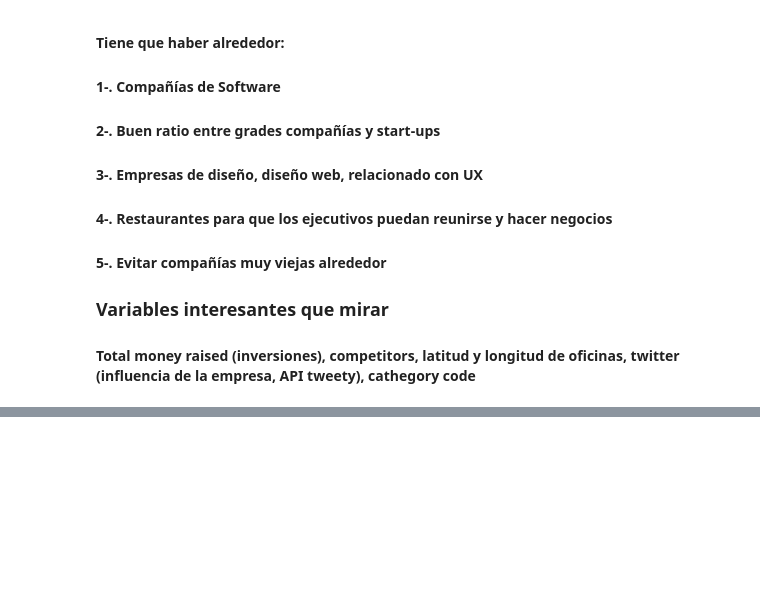
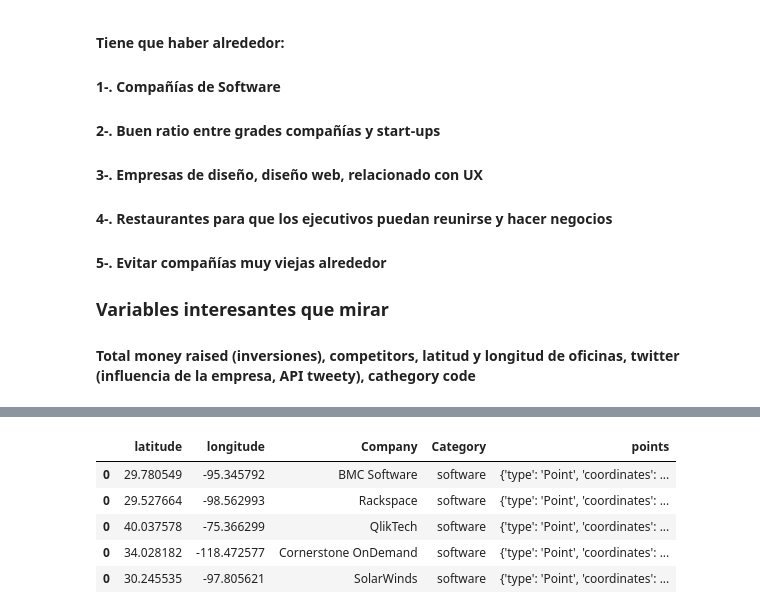
Before and after one commit to LiviaCanet/datamad0119, a Jupyter notebook: module-2/tableau-project/your-code/tableau_project.ipynb, the cells around one changed output, grey strips where cells are left out. Saved outputs shown, nothing was run; the diff lists cells and outputs as text; code cells hidden in the pictures; blank space fills up the shorter version.

```diff
--- a/module-2/tableau-project/your-code/tableau_project.ipynb
+++ b/module-2/tableau-project/your-code/tableau_project.ipynb
@@ -284,0 +58,9 @@ TypeError: string indices must be integers
+# %%
+#Preguntamos a mongo por 1000 compañías de web para sacar su lat y long.
+#Web Co
+
+cursor4 = db.companies.find({"$and": [{"category_code": 'web'}, {"offices.latitude": {"$not": re.compile("^N.*")}}, {"founded_year": {"$gte": 1965}} ]}).sort("ipo.valuation_amount", pymongo.DESCENDING).limit(1000)
+
+web_co = list(map(lambda x: [x["name"], x["offices"], x["category_code"]], list(cursor4)))
+
+web = pd.DataFrame(web_co)
@@ -284,0 +159,17 @@ TypeError: string indices must be integers
+# %%
+points = []
+for i in range(len(wa)):
+    lat = wa.iloc[i]['latitude']
+    lon = wa.iloc[i]['longitude']
+    point = {"type":"Point", "coordinates": [lon,lat]}
+    points.append(point)
+
+wa['points'] = points
+wa.head()
+# %% [output]
+|  | latitude | longitude | Company | Category | points |
+| 0 | 29.780549 | -95.345792 | BMC Software | software | {'type': 'Point', 'coordinates': ... |
+| 0 | 29.527664 | -98.562993 | Rackspace | software | {'type': 'Point', 'coordinates': ... |
+| 0 | 40.037578 | -75.366299 | QlikTech | software | {'type': 'Point', 'coordinates': ... |
+| 0 | 34.028182 | -118.472577 | Cornerstone OnDemand | software | {'type': 'Point', 'coordinates': ... |
+| 0 | 30.245535 | -97.805621 | SolarWinds | software | {'type': 'Point', 'coordinates': ... |
```
Also changed, not shown: parts of 38 cells of this notebook, 1 other file.
